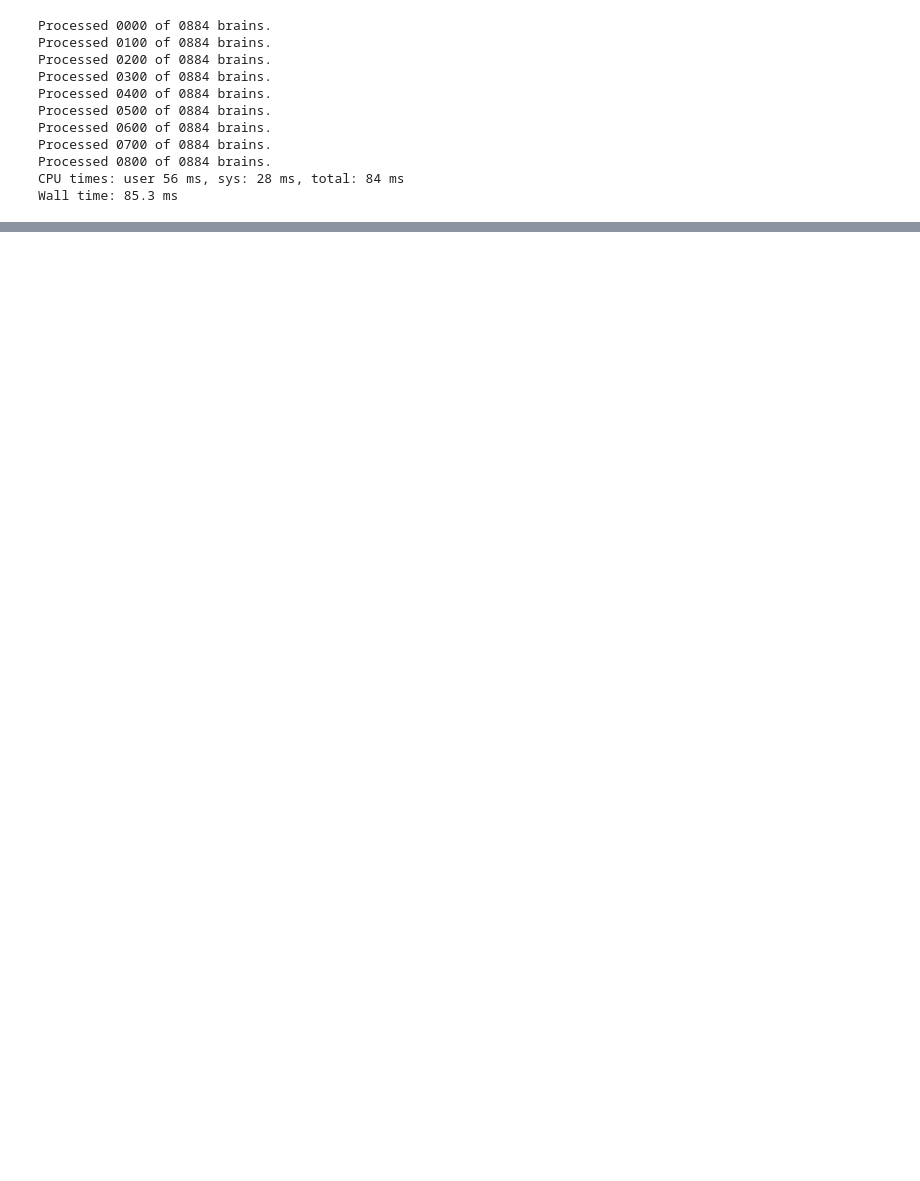
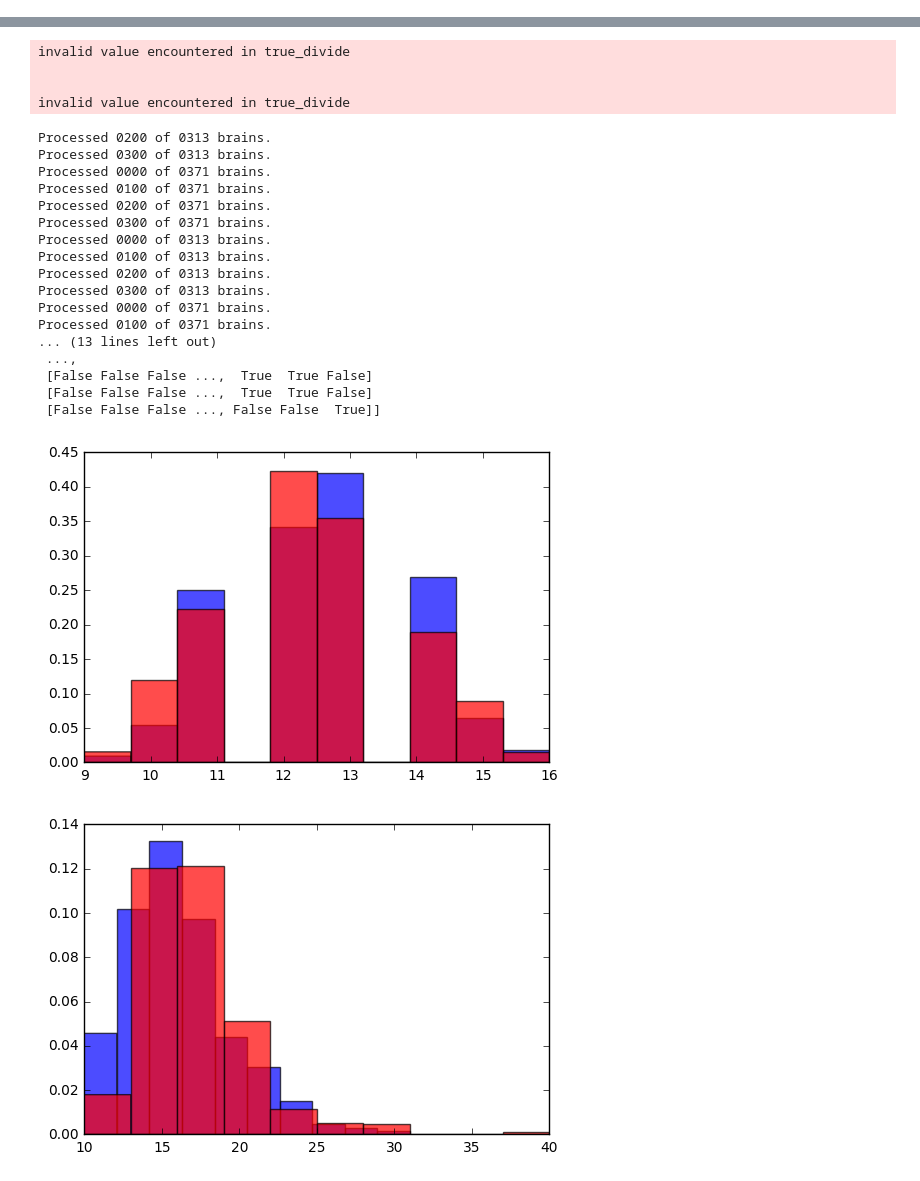
Before and after one commit to rmarren1/jhu-projects, a Jupyter notebook: notes/Sandbox.ipynb, the cells around one changed output, grey strips where cells are left out. Saved outputs shown, nothing was run; the diff lists cells and outputs as text; code cells hidden in the pictures; blank space fills up the shorter version.

```diff
--- a/notes/Sandbox.ipynb
+++ b/notes/Sandbox.ipynb
@@ -36,4 +38,4 @@ Wall time: 10.7 s
 # %%
 %%time
-#data = cd.run_function(basic.mean_center, data)
+data = cd.run_function(basic.mean_center, data)
 # %% [output]
@@ -42,18 +53,35 @@ Wall time: 6.91 µs
-# %%
-%%time
-n_train = 704
-n_tune = 80
-n_test = 100
-D, L = cd.split_data(data, labels, n_train, n_tune, n_test)
-# %% [output]
-Processed 0000 of 0884 brains.
-Processed 0100 of 0884 brains.
-Processed 0200 of 0884 brains.
-Processed 0300 of 0884 brains.
-Processed 0400 of 0884 brains.
-Processed 0500 of 0884 brains.
-Processed 0600 of 0884 brains.
-Processed 0700 of 0884 brains.
-Processed 0800 of 0884 brains.
-CPU times: user 56 ms, sys: 28 ms, total: 84 ms
-Wall time: 85.3 ms
+# %%
+%%time
+n_train = 684
+n_tune = 200
+n_test = 0
+D, L = cd.split_data(data, labels, n_train, n_tune, n_test)
+corr_a = cd.run_function(basic.correl, D['train']['a'])
+corr_c = cd.run_function(basic.correl, D['train']['c'])
+#dtw_a = cd.run_function(sim.dtw, D['train']['a'])
+#dtw_c = cd.run_function(sim.dtw, D['train']['c'])
+ap_a = cd.run_function(sim.ap, corr_a)
+ap_c = cd.run_function(sim.ap, corr_c)
+bl_a = cd.run_function(sim.blocked, ap_a)
+bl_c = cd.run_function(sim.blocked, ap_c)
+sum_a = np.mean(np.dstack(bl_a), axis=2)
+sum_c = np.mean(np.dstack(bl_c), axis=2)
+print bl_a[0]
+A = np.column_stack(ap_a)
+C = np.column_stack(ap_c)
+nc_a = sim.n_clusts(A)
+nc_c = sim.n_clusts(C)
+Mc_a = sim.max_clust_size(A)
+Mc_c = sim.max_clust_size(C)
+mc_a = sim.min_clust_size(A)
+mc_c = sim.min_clust_size(C)
+plt.hist(nc_a, color='blue', alpha=.7, normed = 1)
+plt.hist(nc_c, color='red', alpha=.7, normed = 1)
+plt.show()
+plt.hist(Mc_a, color='blue', alpha=.7, normed = 1)
+plt.hist(Mc_c, color='red', alpha=.7, normed = 1)
+plt.show()
+plt.hist(mc_a, color='blue', alpha=.7, normed = 1)
+plt.hist(mc_c, color='red', alpha=.7, normed = 1)
+plt.show()
+# %% [output]
@@ -59,0 +99,23 @@ Wall time: 85.3 ms
+invalid value encountered in true_divide
+
+
+invalid value encountered in true_divide
+Processed 0200 of 0313 brains.
+Processed 0300 of 0313 brains.
+Processed 0000 of 0371 brains.
+Processed 0100 of 0371 brains.
+Processed 0200 of 0371 brains.
+Processed 0300 of 0371 brains.
+Processed 0000 of 0313 brains.
+Processed 0100 of 0313 brains.
+Processed 0200 of 0313 brains.
+Processed 0300 of 0313 brains.
+Processed 0000 of 0371 brains.
+Processed 0100 of 0371 brains.
+... (13 lines left out)
+ ...,
+ [False False False ...,  True  True False]
+ [False False False ...,  True  True False]
+ [False False False ..., False False  True]]
+[figure, added]
+[figure, added]
```
Also changed, not shown: parts of 9 cells of this notebook, 19 other files.
